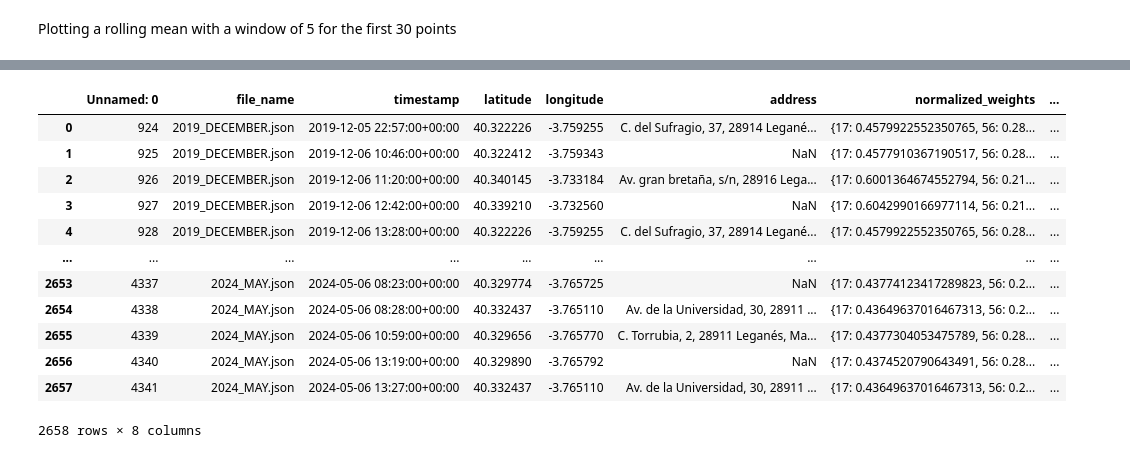
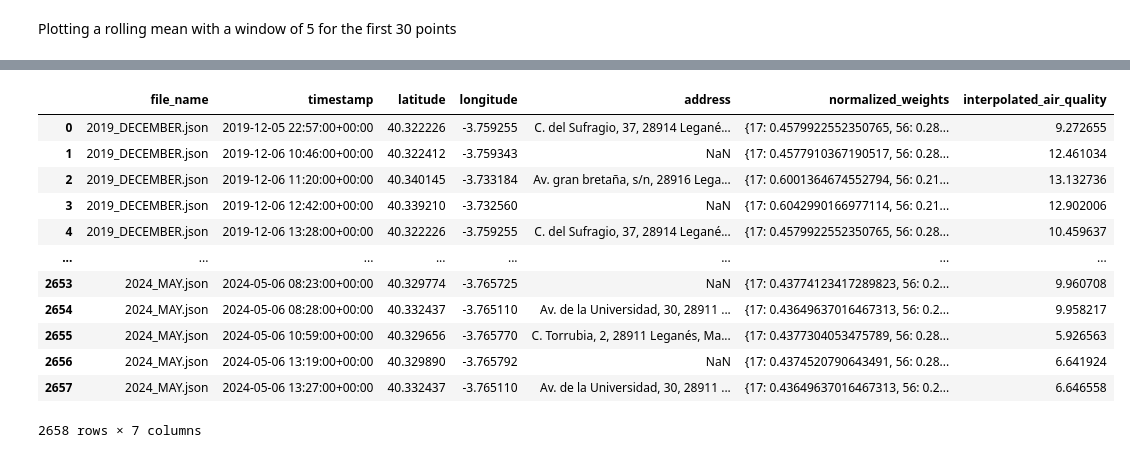
Before and after one commit to rick-vazq/Exposome-Project, a Jupyter notebook: AirQuality/testing.ipynb, the cells around one changed output, grey strips where cells are left out. Saved outputs shown, nothing was run; the diff lists cells and outputs as text; code cells hidden in the pictures.

```diff
--- a/AirQuality/testing.ipynb
+++ b/AirQuality/testing.ipynb
@@ -1823,23 +1709,24 @@ plt.show()
 # %%
 path_file = 'C:/Users/Ricardo/Desktop/ML in health/ML-Healthcare-Project/air_quality_timeseries.csv'
 aq_timeseries = pd.read_csv(path_file)
-
+aq_timeseries = aq_timeseries.drop(columns = 'Unnamed: 0')
 
 path_file = 'C:/Users/Ricardo/Desktop/ML in health/ML-Healthcare-Project/final_timeline.csv'
 
 final_timeline = pd.read_csv(path_file)
+final_timeline = final_timeline.drop(columns = 'Unnamed: 0')
 final_timeline
 # %% [output]
-|  | Unnamed: 0 | file_name | timestamp | latitude | longitude | address | normalized_weights | ... |
-| 0 | 924 | 2019_DECEMBER.json | 2019-12-05 22:57:00+00:00 | 40.322226 | -3.759255 | C. del Sufragio, 37, 28914 Legané... | {17: 0.4579922552350765, 56: 0.28... | ... |
-| 1 | 925 | 2019_DECEMBER.json | 2019-12-06 10:46:00+00:00 | 40.322412 | -3.759343 | NaN | {17: 0.4577910367190517, 56: 0.28... | ... |
-| 2 | 926 | 2019_DECEMBER.json | 2019-12-06 11:20:00+00:00 | 40.340145 | -3.733184 | Av. gran bretaña, s/n, 28916 Lega... | {17: 0.6001364674552794, 56: 0.21... | ... |
-| 3 | 927 | 2019_DECEMBER.json | 2019-12-06 12:42:00+00:00 | 40.339210 | -3.732560 | NaN | {17: 0.6042990166977114, 56: 0.21... | ... |
-| 4 | 928 | 2019_DECEMBER.json | 2019-12-06 13:28:00+00:00 | 40.322226 | -3.759255 | C. del Sufragio, 37, 28914 Legané... | {17: 0.4579922552350765, 56: 0.28... | ... |
-| ... | ... | ... | ... | ... | ... | ... | ... | ... |
-| 2653 | 4337 | 2024_MAY.json | 2024-05-06 08:23:00+00:00 | 40.329774 | -3.765725 | NaN | {17: 0.43774123417289823, 56: 0.2... | ... |
-| 2654 | 4338 | 2024_MAY.json | 2024-05-06 08:28:00+00:00 | 40.332437 | -3.765110 | Av. de la Universidad, 30, 28911 ... | {17: 0.43649637016467313, 56: 0.2... | ... |
-| 2655 | 4339 | 2024_MAY.json | 2024-05-06 10:59:00+00:00 | 40.329656 | -3.765770 | C. Torrubia, 2, 28911 Leganés, Ma... | {17: 0.4377304053475789, 56: 0.28... | ... |
-| 2656 | 4340 | 2024_MAY.json | 2024-05-06 13:19:00+00:00 | 40.329890 | -3.765792 | NaN | {17: 0.4374520790643491, 56: 0.28... | ... |
-| 2657 | 4341 | 2024_MAY.json | 2024-05-06 13:27:00+00:00 | 40.332437 | -3.765110 | Av. de la Universidad, 30, 28911 ... | {17: 0.43649637016467313, 56: 0.2... | ... |
+|  | file_name | timestamp | latitude | longitude | address | normalized_weights | interpolated_air_quality |
+| 0 | 2019_DECEMBER.json | 2019-12-05 22:57:00+00:00 | 40.322226 | -3.759255 | C. del Sufragio, 37, 28914 Legané... | {17: 0.4579922552350765, 56: 0.28... | 9.272655 |
+| 1 | 2019_DECEMBER.json | 2019-12-06 10:46:00+00:00 | 40.322412 | -3.759343 | NaN | {17: 0.4577910367190517, 56: 0.28... | 12.461034 |
+| 2 | 2019_DECEMBER.json | 2019-12-06 11:20:00+00:00 | 40.340145 | -3.733184 | Av. gran bretaña, s/n, 28916 Lega... | {17: 0.6001364674552794, 56: 0.21... | 13.132736 |
+| 3 | 2019_DECEMBER.json | 2019-12-06 12:42:00+00:00 | 40.339210 | -3.732560 | NaN | {17: 0.6042990166977114, 56: 0.21... | 12.902006 |
+| 4 | 2019_DECEMBER.json | 2019-12-06 13:28:00+00:00 | 40.322226 | -3.759255 | C. del Sufragio, 37, 28914 Legané... | {17: 0.4579922552350765, 56: 0.28... | 10.459637 |
+| ... | ... | ... | ... | ... | ... | ... | ... |
+| 2653 | 2024_MAY.json | 2024-05-06 08:23:00+00:00 | 40.329774 | -3.765725 | NaN | {17: 0.43774123417289823, 56: 0.2... | 9.960708 |
+| 2654 | 2024_MAY.json | 2024-05-06 08:28:00+00:00 | 40.332437 | -3.765110 | Av. de la Universidad, 30, 28911 ... | {17: 0.43649637016467313, 56: 0.2... | 9.958217 |
+| 2655 | 2024_MAY.json | 2024-05-06 10:59:00+00:00 | 40.329656 | -3.765770 | C. Torrubia, 2, 28911 Leganés, Ma... | {17: 0.4377304053475789, 56: 0.28... | 5.926563 |
+| 2656 | 2024_MAY.json | 2024-05-06 13:19:00+00:00 | 40.329890 | -3.765792 | NaN | {17: 0.4374520790643491, 56: 0.28... | 6.641924 |
+| 2657 | 2024_MAY.json | 2024-05-06 13:27:00+00:00 | 40.332437 | -3.765110 | Av. de la Universidad, 30, 28911 ... | {17: 0.43649637016467313, 56: 0.2... | 6.646558 |
-2658 rows × 8 columns
+2658 rows × 7 columns
```
Also changed, not shown: parts of 40 cells of this notebook.
